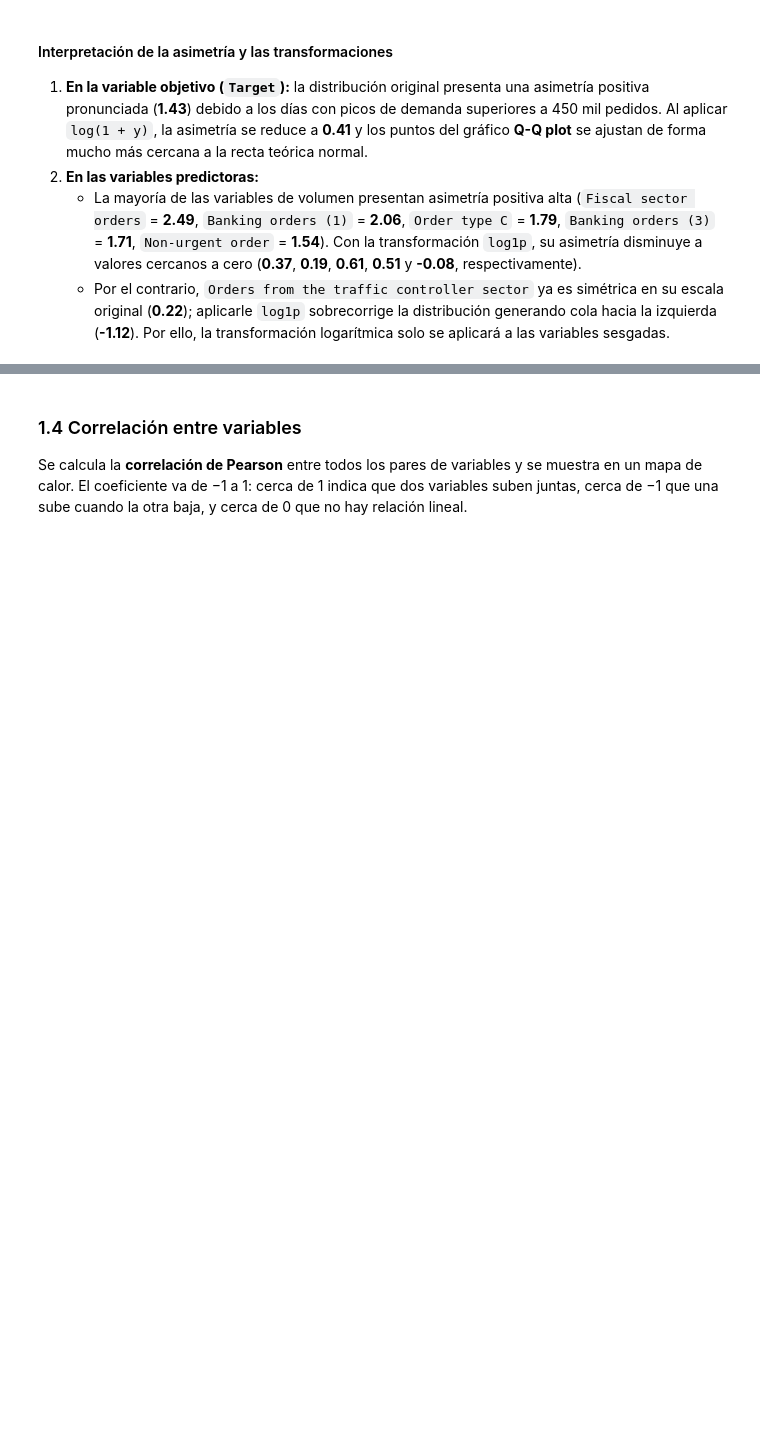
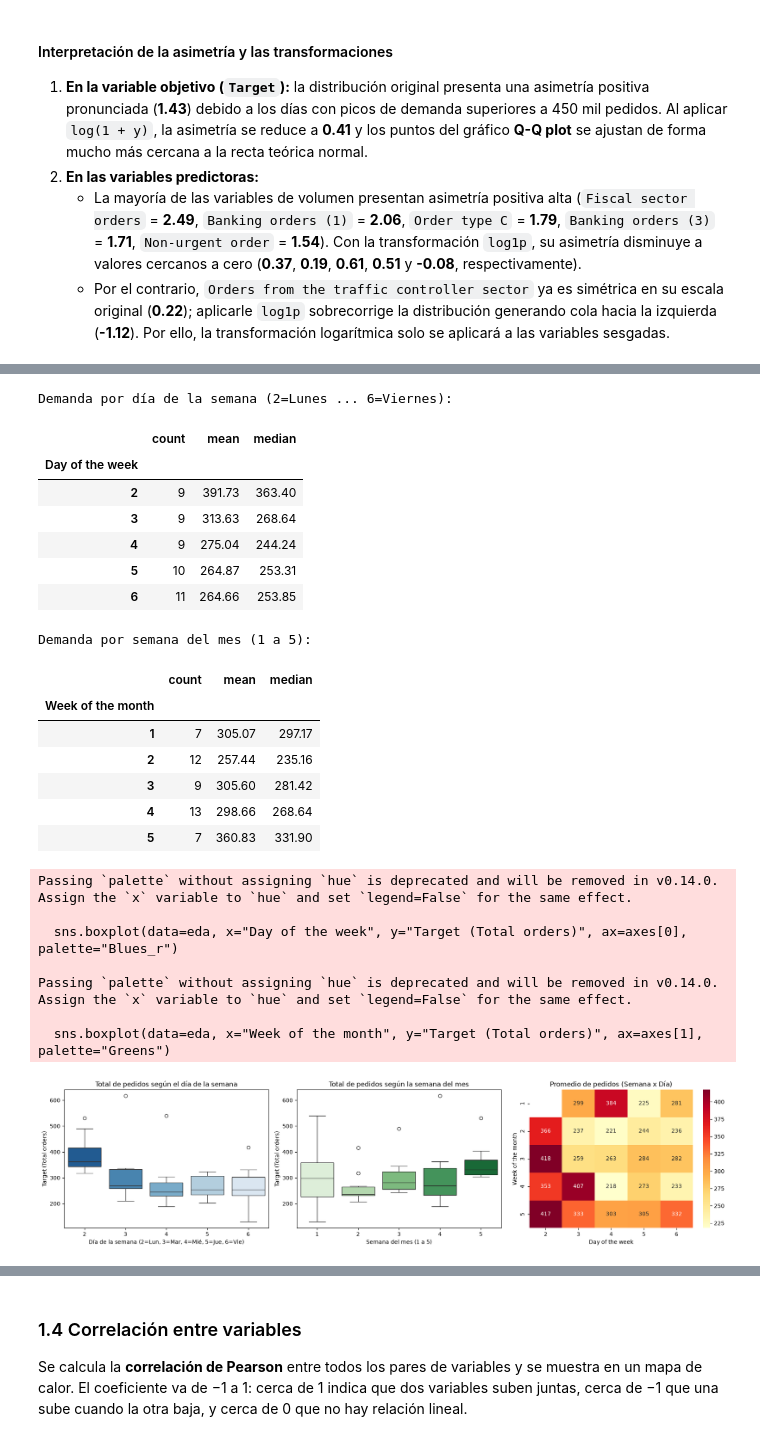
Before and after one commit to tdavidvergara/regresion-lineal-machine-learning, a Jupyter notebook: EDA_Regresion_Demanda.ipynb, the cells around one changed output, grey strips where cells are left out. Cells and saved outputs as stored; diff of their text form; code cells hidden in the pictures; blank space fills up the shorter version.

```diff
--- a/EDA_Regresion_Demanda.ipynb
+++ b/EDA_Regresion_Demanda.ipynb
@@ -280,0 +376,52 @@ Asimetría (skewness) en las variables predictoras antes y después de transform
+# %%
+# Resumen estadístico del Target agrupado por día de la semana y por semana del mes
+print("Demanda por día de la semana (2=Lunes ... 6=Viernes):")
+display(eda.groupby("Day of the week")["Target (Total orders)"].agg(["count", "mean", "median"]).round(2))
+
+print("\nDemanda por semana del mes (1 a 5):")
+display(eda.groupby("Week of the month")["Target (Total orders)"].agg(["count", "mean", "median"]).round(2))
+
+fig, axes = plt.subplots(1, 3, figsize=(18, 4.5))  # Crea una figura con 3 gráficas en una fila
+
+# 1. Boxplot del Target según el día de la semana
+sns.boxplot(data=eda, x="Day of the week", y="Target (Total orders)", ax=axes[0], palette="Blues_r")
+axes[0].set_title("Total de pedidos según el día de la semana")   # Título gráfica 1
+axes[0].set_xlabel("Día de la semana (2=Lun, 3=Mar, 4=Mié, 5=Jue, 6=Vie)")
+
+# 2. Boxplot del Target según la semana del mes
+sns.boxplot(data=eda, x="Week of the month", y="Target (Total orders)", ax=axes[1], palette="Greens")
+axes[1].set_title("Total de pedidos según la semana del mes")     # Título gráfica 2
+axes[1].set_xlabel("Semana del mes (1 a 5)")
+
+# 3. Tabla pivote (mapa de calor) combinando Semana del mes vs. Día de la semana
+pivote = eda.pivot_table(index="Week of the month", columns="Day of the week", values="Target (Total orders)", aggfunc="mean")
+sns.heatmap(pivote, annot=True, fmt=".0f", cmap="YlOrRd", ax=axes[2])  # Dibuja el promedio de pedidos en cada cruce
+axes[2].set_title("Promedio de pedidos (Semana x Día)")                # Título gráfica 3
+
+plt.tight_layout()  # Ajusta márgenes automáticamente
+plt.show()          # Muestra las 3 gráficas
+# %% [output]
+Demanda por día de la semana (2=Lunes ... 6=Viernes):
+|  | count | mean | median |
+| Day of the week |  |  |  |
+| 2 | 9 | 391.73 | 363.40 |
+| 3 | 9 | 313.63 | 268.64 |
+| 4 | 9 | 275.04 | 244.24 |
+| 5 | 10 | 264.87 | 253.31 |
+| 6 | 11 | 264.66 | 253.85 |
+Demanda por semana del mes (1 a 5):
+|  | count | mean | median |
+| Week of the month |  |  |  |
+| 1 | 7 | 305.07 | 297.17 |
+| 2 | 12 | 257.44 | 235.16 |
+| 3 | 9 | 305.60 | 281.42 |
+| 4 | 13 | 298.66 | 268.64 |
+| 5 | 7 | 360.83 | 331.90 |
+Passing `palette` without assigning `hue` is deprecated and will be removed in v0.14.0. Assign the `x` variable to `hue` and set `legend=False` for the same effect.
+
+  sns.boxplot(data=eda, x="Day of the week", y="Target (Total orders)", ax=axes[0], palette="Blues_r")
+
+Passing `palette` without assigning `hue` is deprecated and will be removed in v0.14.0. Assign the `x` variable to `hue` and set `legend=False` for the same effect.
+
+  sns.boxplot(data=eda, x="Week of the month", y="Target (Total orders)", ax=axes[1], palette="Greens")
+[figure, added]
```
Also changed, not shown: parts of 12 cells of this notebook.
